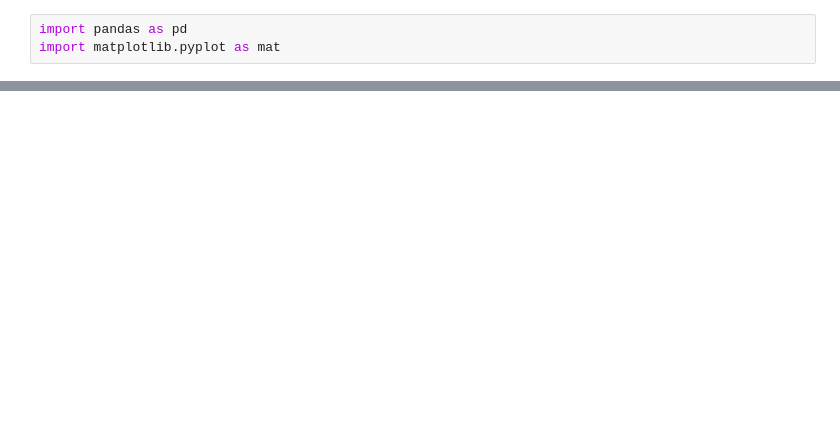
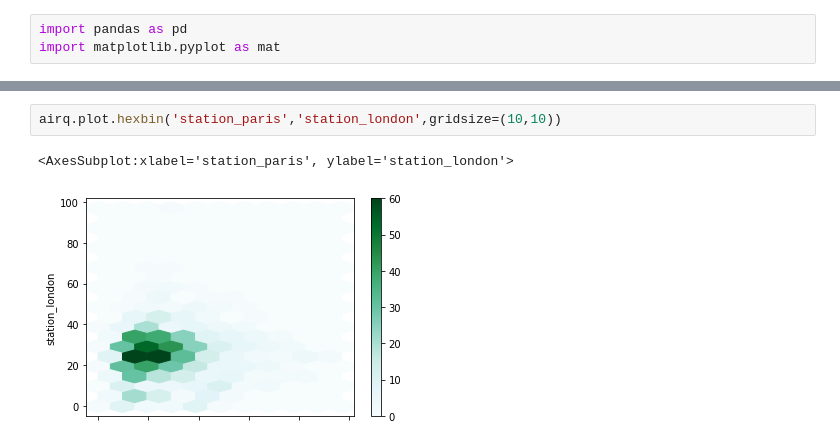
Before and after one commit to Amulanand7/data-analysis-with-python, a Jupyter notebook: plots.ipynb, the cells around one changed output, grey strips where cells are left out. Drawn from its saved outputs; the diff is of its cells as text; blank space fills up the shorter version.

```diff
--- a/plots.ipynb
+++ b/plots.ipynb
@@ -28,0 +56,5 @@ airqua.plot()
+# %%
+airq.plot.hexbin('station_paris','station_london',gridsize=(10,10))
+# %% [output]
+<AxesSubplot:xlabel='station_paris', ylabel='station_london'>
+[figure, added]
```
Also changed, not shown: parts of 19 cells of this notebook, 2 other files.
